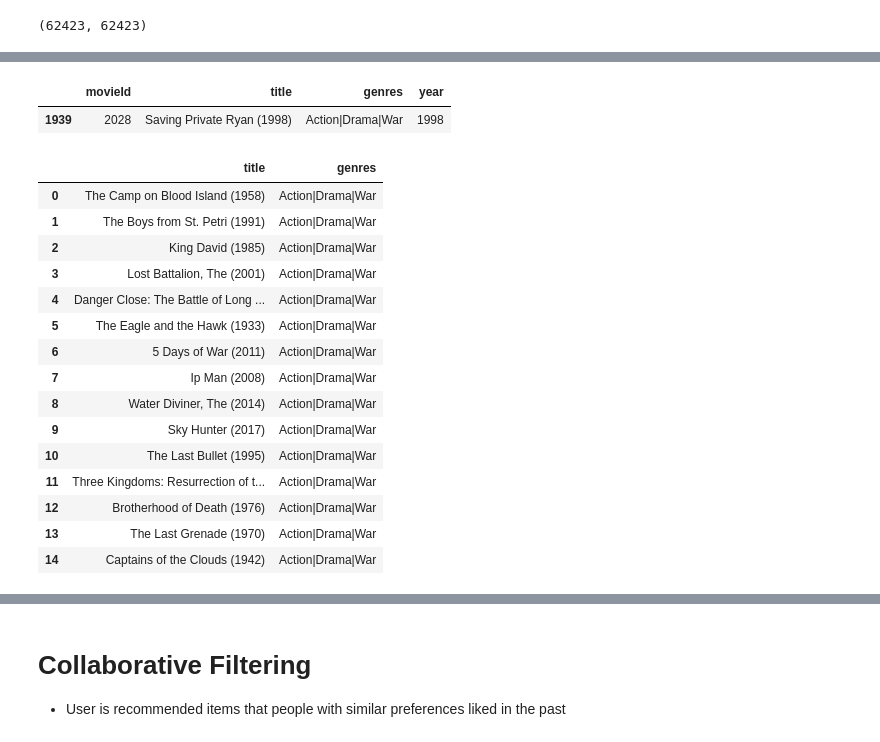
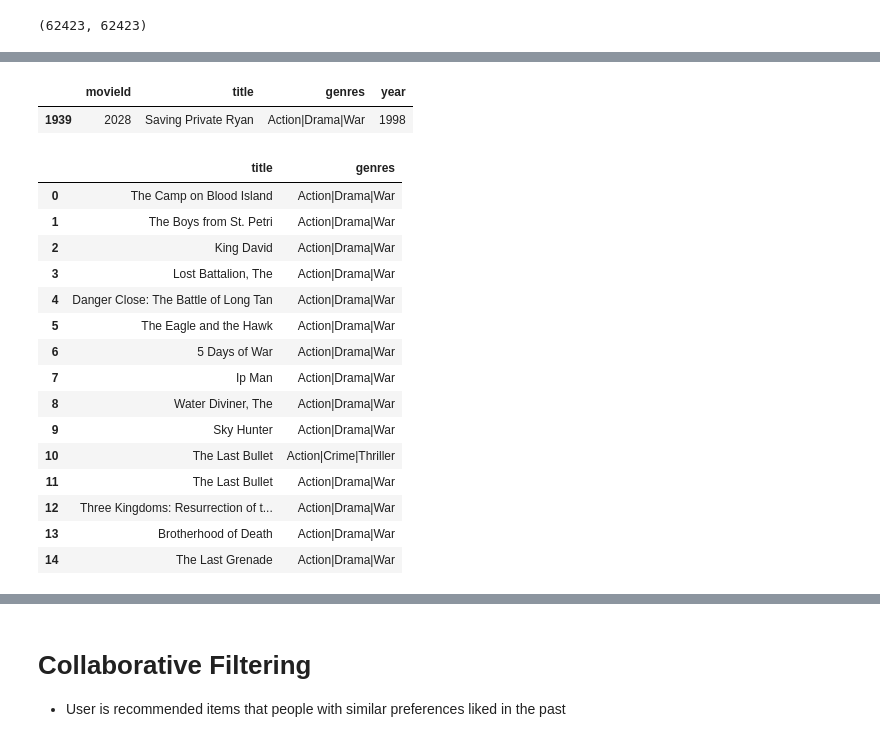
Before and after one commit to nsuttora/Movie-Recommender-Data-Mining-II, a Jupyter notebook: movie_recommender.ipynb, the cells around one changed output, grey strips where cells are left out. Drawn from its saved outputs; the diff is of its cells as text; code cells hidden in the pictures.

```diff
--- a/movie_recommender.ipynb
+++ b/movie_recommender.ipynb
@@ -68,3 +67,22 @@ movies.head()
 | 2 | 3 | Grumpier Old Men (1995) | Comedy|Romance | 1995 |
 | 3 | 4 | Waiting to Exhale (1995) | Comedy|Drama|Romance | 1995 |
 | 4 | 5 | Father of the Bride Part II (1995) | Comedy | 1995 |
+# %%
+# Function to clean the title
+import re
+def clean_title(title):
+    if re.search('\(.*', title):
+
+        # Extract the position of beginning of pattern
+        pos = re.search('\(.*', title).start()
+
+        # return the cleaned name
+        return title[:pos]
+
+    else:
+        # if clean up not needed return the same name
+        return title
+# %%
+movies['title'] = movies['title'].apply(clean_title)
+movies['title'] = movies['title'].str.strip()
+movies.head()
@@ -403,26 +428,26 @@ genre_recommendations('Toy Story (1995)', cos_sim_df, movies[['title', 'genres']
 # %%
 #Let's try some more examples
-movies[movies.title.eq('Saving Private Ryan (1998)')]
+movies[movies.title.eq('Saving Private Ryan')]
 # %% [output]
 |  | movieId | title | genres | year |
-| 1939 | 2028 | Saving Private Ryan (1998) | Action|Drama|War | 1998 |
+| 1939 | 2028 | Saving Private Ryan | Action|Drama|War | 1998 |
 # %%
-genre_recommendations('Saving Private Ryan (1998)', cos_sim_df, movies[['title', 'genres']], 15)
+genre_recommendations('Saving Private Ryan', cos_sim_df, movies[['title', 'genres']], 15)
 # %% [output]
 |  | title | genres |
-| 0 | The Camp on Blood Island (1958) | Action|Drama|War |
-| 1 | The Boys from St. Petri (1991) | Action|Drama|War |
-| 2 | King David (1985) | Action|Drama|War |
-| 3 | Lost Battalion, The (2001) | Action|Drama|War |
-| 4 | Danger Close: The Battle of Long ... | Action|Drama|War |
-| 5 | The Eagle and the Hawk (1933) | Action|Drama|War |
-| 6 | 5 Days of War (2011) | Action|Drama|War |
-| 7 | Ip Man (2008) | Action|Drama|War |
-| 8 | Water Diviner, The (2014) | Action|Drama|War |
-| 9 | Sky Hunter (2017) | Action|Drama|War |
-| 10 | The Last Bullet (1995) | Action|Drama|War |
-| 11 | Three Kingdoms: Resurrection of t... | Action|Drama|War |
-| 12 | Brotherhood of Death (1976) | Action|Drama|War |
-| 13 | The Last Grenade (1970) | Action|Drama|War |
-| 14 | Captains of the Clouds (1942) | Action|Drama|War |
+| 0 | The Camp on Blood Island | Action|Drama|War |
+| 1 | The Boys from St. Petri | Action|Drama|War |
+| 2 | King David | Action|Drama|War |
+| 3 | Lost Battalion, The | Action|Drama|War |
+| 4 | Danger Close: The Battle of Long Tan | Action|Drama|War |
+| 5 | The Eagle and the Hawk | Action|Drama|War |
+| 6 | 5 Days of War | Action|Drama|War |
+| 7 | Ip Man | Action|Drama|War |
+| 8 | Water Diviner, The | Action|Drama|War |
+| 9 | Sky Hunter | Action|Drama|War |
+| 10 | The Last Bullet | Action|Crime|Thriller |
+| 11 | The Last Bullet | Action|Drama|War |
+| 12 | Three Kingdoms: Resurrection of t... | Action|Drama|War |
+| 13 | Brotherhood of Death | Action|Drama|War |
+| 14 | The Last Grenade | Action|Drama|War |
 # %%
```
Also changed, not shown: parts of 14 cells of this notebook.
